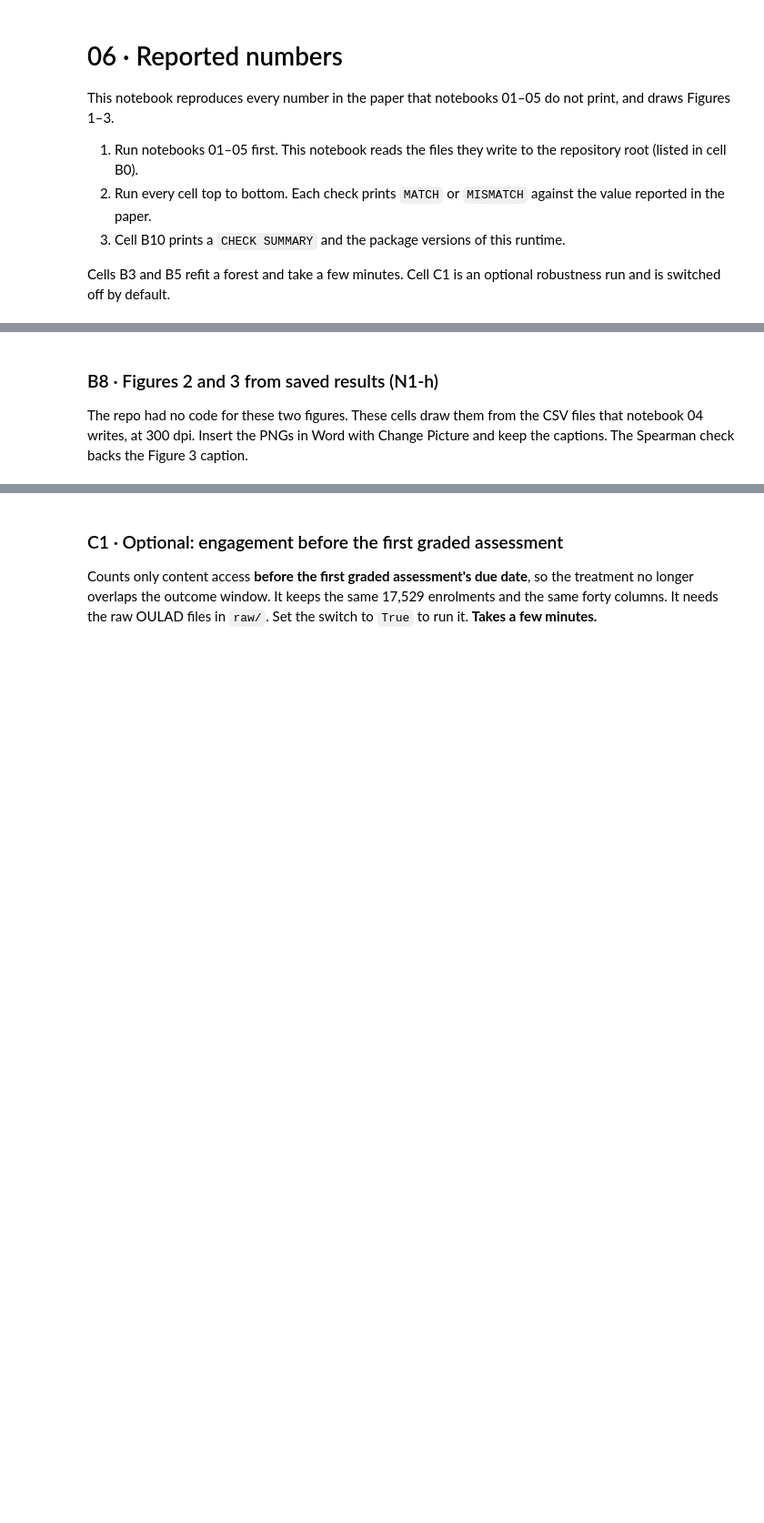
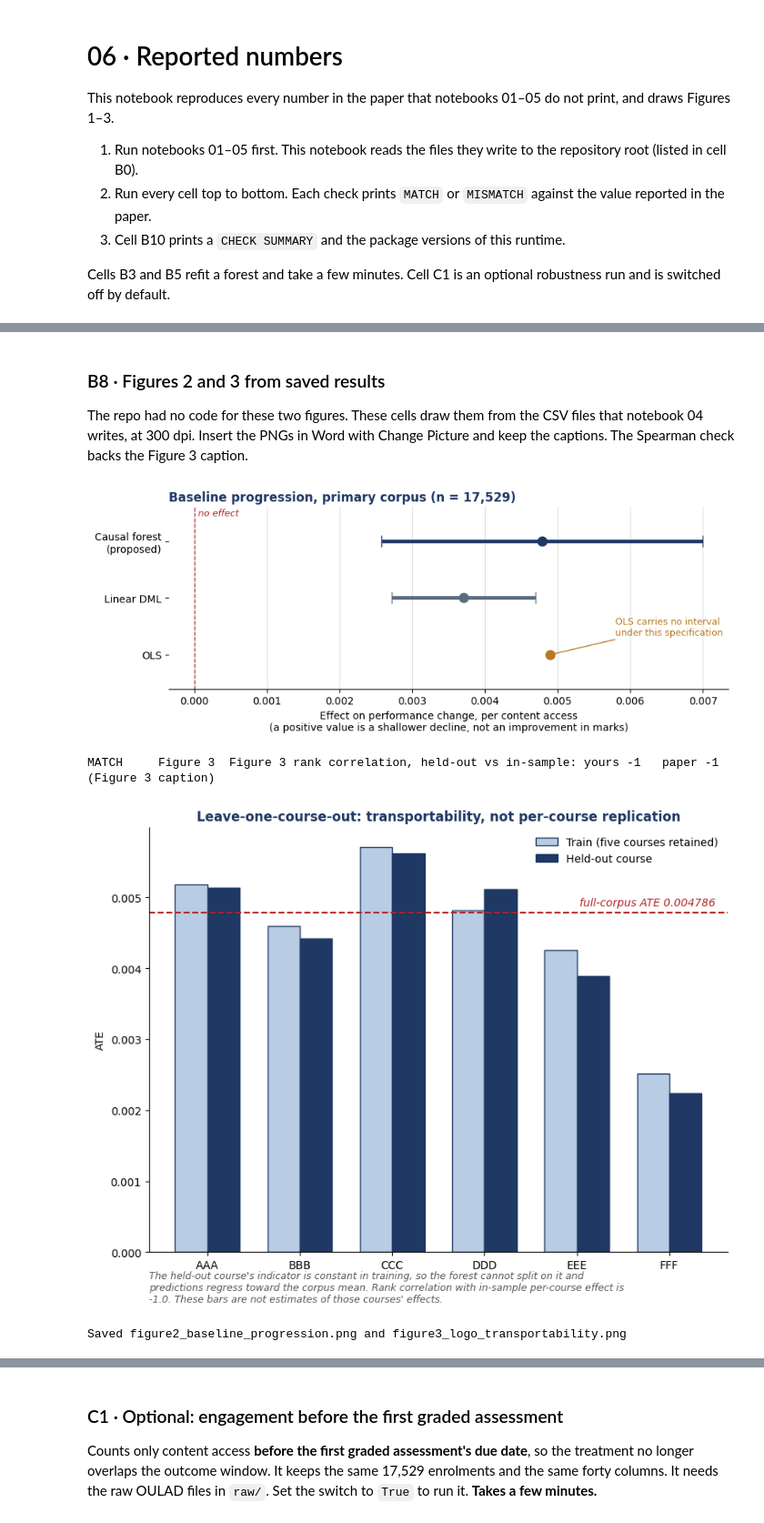
Before and after one commit to cuasalanonymous-commits/CausalMedia, a Jupyter notebook: 06_verification/06_reported_numbers.ipynb, the cells around one changed output, grey strips where cells are left out. Shown at 91% size. Drawn from its saved outputs; the diff is of its cells as text; code cells hidden in the pictures; blank space fills up the shorter version.

Commit message:
v5.2 re-check: 06 with saved outputs, joblib 1.5.3

```diff
--- a/06_verification/06_reported_numbers.ipynb
+++ b/06_verification/06_reported_numbers.ipynb
@@ -79,7 +81,7 @@ lo, hi = float(np.ravel(lo)[0]), float(np.ravel(hi)[0])
 half_width = (hi - lo) / 2
 print(f'CCC: n = {n_ccc:,}   ATE = {float(cf.ate(X[ccc]))!r}   95% CI [{lo!r}, {hi!r}]')
 print(f'half-width = {half_width!r}')
-check('N1-a', 'CCC 95% half-width', half_width, 0.003332, 5e-7, '§5.5, §6.4')
+check('Table 6', 'CCC 95% half-width', half_width, 0.003332, 5e-7, '§5.5, §6.4')
 
 seed_tab = pd.read_csv(f'{BASE}/ddd_seed_sweep.csv', index_col=0)   # per-course CATE, seeds 42, 1, 7, 123
 four_seed = seed_tab.mean(axis=1)
@@ -93,7 +95,7 @@ for label, effect, paper_n in targets:
     rows.append({'to resolve': label, 'effect': effect, 'required_n': n_req,
                  'against actual n': 'Achieved' if n_req <= n_ccc else f'{n_req / n_ccc:.1f}x short',
                  'against full release': f'{n_req / FULL_RELEASE:.1f}x'})
-    check('N1-a', f'Table 6 required n, {label}', n_req, paper_n, 0, 'Table 6')
+    check('Table 6', f'Table 6 required n, {label}', n_req, paper_n, 0, 'Table 6')
 table6 = pd.DataFrame(rows)
 print(table6.to_string(index=False))
 table6.to_csv(f'{BASE}/table6_required_n.csv', index=False)
@@ -271,5 +358,5 @@ check('N1-g', 'courses where HE and postgraduate are the two weakest bands', hel
 # %% [markdown]
-### B8 · Figures 2 and 3 from saved results (N1-h)
+### B8 · Figures 2 and 3 from saved results
 The repo had no code for these two figures. These cells draw them from the CSV files that notebook 04 writes, at 300 dpi. Insert the PNGs in Word with Change Picture and keep the captions. The Spearman check backs the Figure 3 caption.
 # %%
 import matplotlib
@@ -305,32 +392,37 @@ ax.grid(axis='x', color='#DDDDDD')
 for s in ['top', 'right', 'left']:
     ax.spines[s].set_visible(False)
 fig.tight_layout()
 fig.savefig(f'{BASE}/figure2_baseline_progression.png', dpi=300, bbox_inches='tight')
 plt.show()
 
 logo = pd.read_csv(f'{BASE}/logo_cv_results_v2.csv').set_index('held_out_module').sort_index()
 insample = full.groupby('code_module')['cate'].mean().reindex(logo.index)
 rho = spearmanr(insample, logo['ate_heldout_module']).correlation
-check('N1-h', 'Figure 3 rank correlation, held-out vs in-sample', rho, -1.0, 1e-9, 'Figure 3 caption')
+check('Figure 3', 'Figure 3 rank correlation, held-out vs in-sample', rho, -1.0, 1e-9, 'Figure 3 caption')
 
 fig, ax = plt.subplots(figsize=(8.4, 6.2))
 x = np.arange(len(logo))
 ax.bar(x - 0.175, logo['ate_train_modules'], 0.35, color='#B8CCE4', edgecolor=NAVY, label='Train (five courses retained)')
 ax.bar(x + 0.175, logo['ate_heldout_module'], 0.35, color=NAVY, edgecolor=NAVY, label='Held-out course')
 ax.axhline(ate, ls='--', color=RED, lw=1.5)
 ax.text(len(logo) - 0.5, ate + 0.0001, f'full-corpus ATE {ate:.6f}', color=RED, ha='right', style='italic')
 ax.set_xticks(x)
 ax.set_xticklabels(logo.index)
 ax.set_ylabel('ATE')
 ax.set_title('Leave-one-course-out: transportability, not per-course replication', fontweight='bold', color=NAVY)
 ax.legend(frameon=False, loc='upper right')
 for s in ['top', 'right']:
     ax.spines[s].set_visible(False)
 fig.text(0.1, -0.04, "The held-out course's indicator is constant in training, so the forest cannot split on it and\n"
          f"predictions regress toward the corpus mean. Rank correlation with in-sample per-course effect is\n"
          f"{rho:.1f}. These bars are not estimates of those courses' effects.", fontsize=9, color='#555555', style='italic')
 fig.tight_layout()
 fig.savefig(f'{BASE}/figure3_logo_transportability.png', dpi=300, bbox_inches='tight')
 plt.show()
 print('Saved figure2_baseline_progression.png and figure3_logo_transportability.png')
+# %% [output]
+[figure, added]
+MATCH     Figure 3  Figure 3 rank correlation, held-out vs in-sample: yours -1   paper -1   (Figure 3 caption)
+[figure, added]
+Saved figure2_baseline_progression.png and figure3_logo_transportability.png
 # %% [markdown]
```
Also changed, not shown: parts of 24 cells of this notebook, 1 other file.
